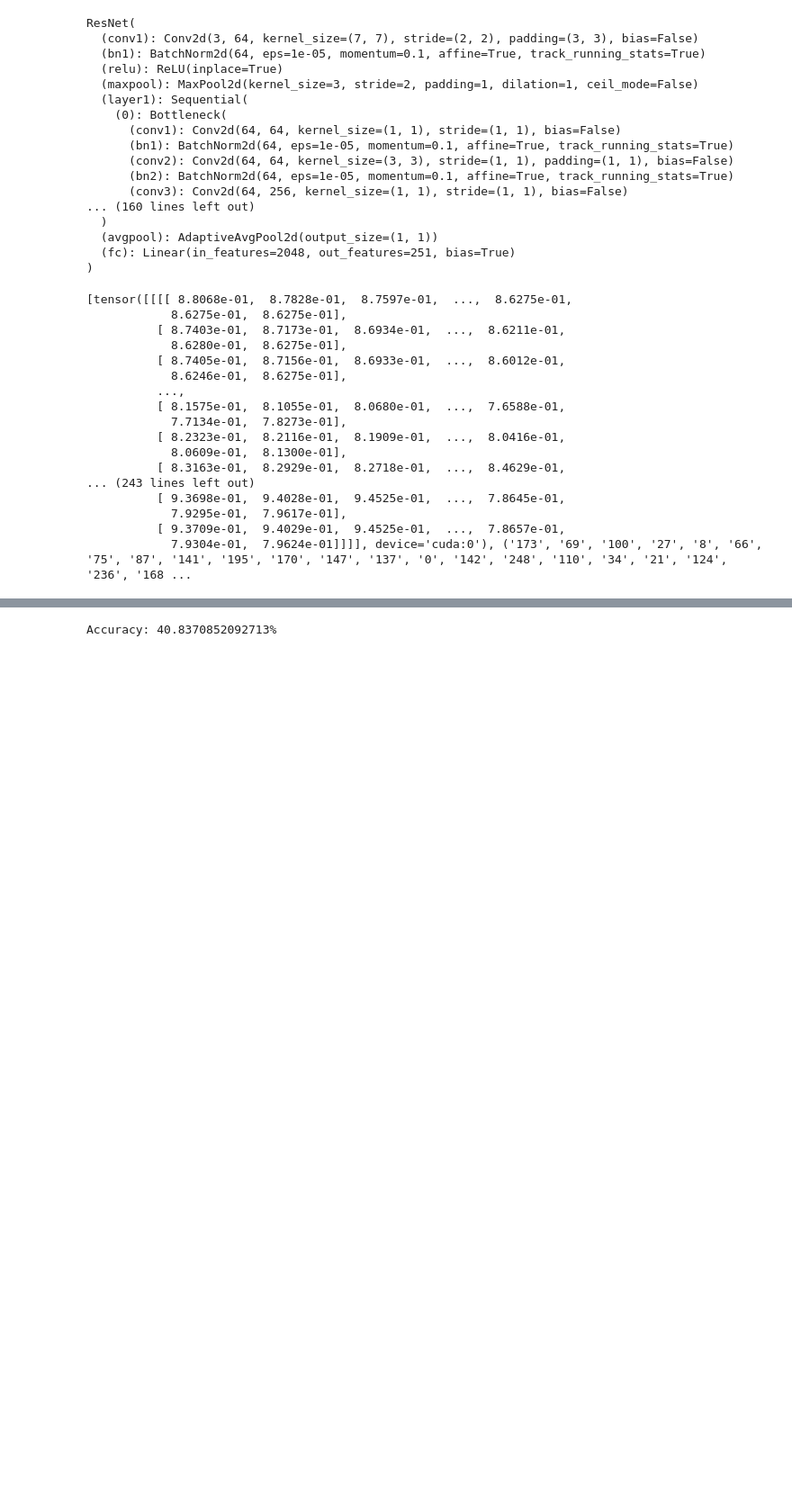
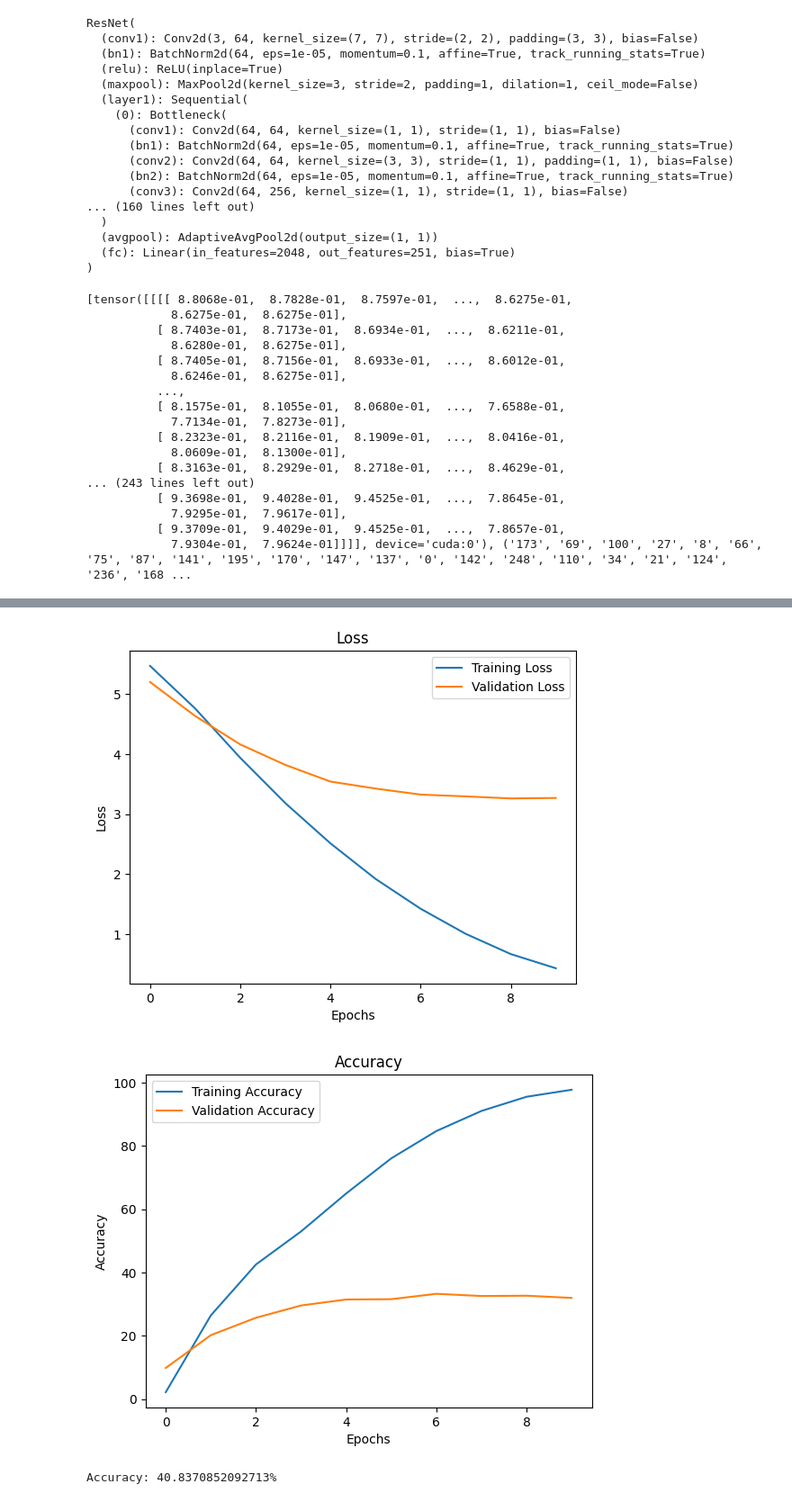
Before and after one commit to Adri261/progettoVIPM, a Jupyter notebook: Transfer_Learning/transfer-learning-with-resnet50.ipynb, the cells around one changed output, grey strips where cells are left out. Shown at 90% size. Saved outputs shown, nothing was run; the diff lists cells and outputs as text; code cells hidden in the pictures; blank space fills up the shorter version.

```diff
--- a/Transfer_Learning/transfer-learning-with-resnet50.ipynb
+++ b/Transfer_Learning/transfer-learning-with-resnet50.ipynb
@@ -85,13 +85,19 @@ ResNet(
 criterion = nn.CrossEntropyLoss()
 optimizer = torch.optim.Adam(model.parameters(), lr=1e-4)
 # %%
-from torch.utils.data import DataLoader
-trainData = datasets.TRAINING_LABELED
-testData = datasets.TEST
-train = ImageDataset(trainData,224,cuda=True)
-test = ImageDataset(testData,224,cuda=True)
-trainDL = DataLoader(train, batch_size=128, shuffle=True)
-testDL = DataLoader(test, batch_size=128, shuffle=True)
+from torch.utils.data import DataLoader, ConcatDataset, random_split
+
+
+trainL = ImageDataset(datasets.TRAINING_LABELED_80, 224, cuda=True)
+trainU = ImageDataset(datasets.ASSIGNED_LABELS_10,224,cuda=True)
+trainC = ConcatDataset([trainL,trainU])
+val = ImageDataset(datasets.VALIDATION_LABELED_20, 224, cuda=True)
+test = ImageDataset(datasets.TEST, 224, cuda=True)
+
+trainL = DataLoader(trainL, batch_size=128, shuffle=True)
+trainC = DataLoader(trainC, batch_size=128, shuffle=True)
+valL = DataLoader(val, batch_size=128, shuffle=False)
+test = DataLoader(test, batch_size=128, shuffle=False)
 # %%
 torch.cuda.empty_cache()
 batch = next(iter(trainDL))
@@ -160,3 +215,35 @@ Epoch 10/10, Loss: 0.35866537466645243
+# %%
+def plot_loss(train_loss,val_loss):
+    fig, ax = plt.subplots()
+
+
+    ax.set_xlabel('Epochs')
+    ax.set_ylabel('Loss')
+    ax.set_title('Loss')
+    ax.plot(train_loss, label='Training Loss')
+    ax.plot(val_loss, label='Validation Loss')
+    ax.legend()
+
+    plt.show()
+
+def plot_accuracy(train_acc,val_acc):
+    fig, ax = plt.subplots()
+
+
+    ax.set_xlabel('Epochs')
+    ax.set_ylabel('Accuracy')
+    ax.set_title('Accuracy')
+    ax.plot(train_acc, label='Training Accuracy')
+    ax.plot(val_acc, label='Validation Accuracy')
+    ax.legend()
+
+    plt.show()
+
+plot_loss(train_loss,val_loss)
+plot_accuracy(train_acc,val_acc)
+# %% [output]
+[figure, added]
+[figure, added]
 # %%
 model.eval()
 correct = 0
```
Also changed, not shown: parts of 2 cells of this notebook, 8 other files.
